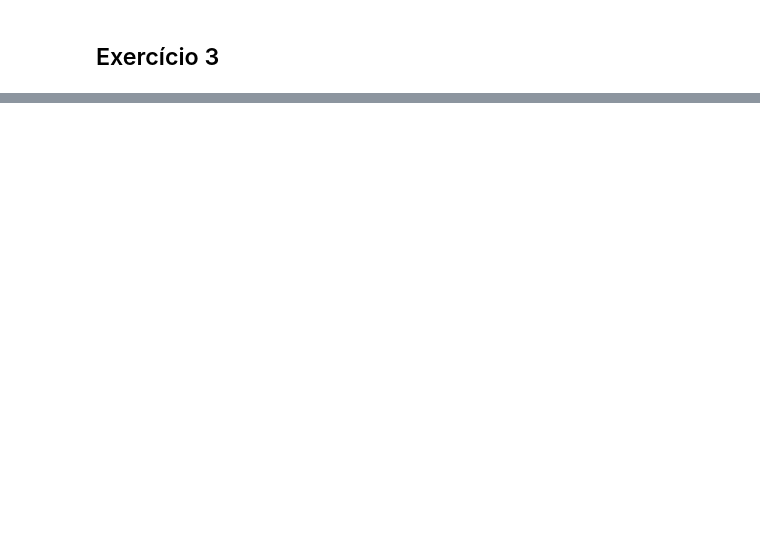
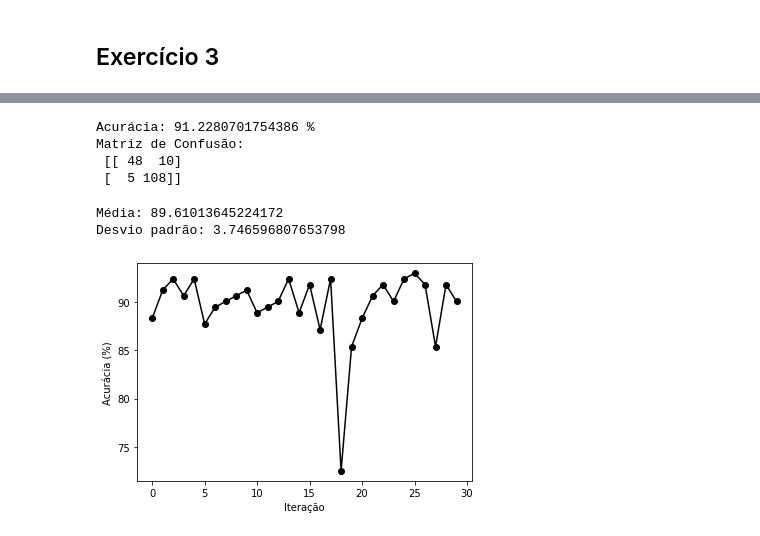
Before and after one commit to vicrsp/rna-ppgee, a Jupyter notebook: exercicios/ex4/Redes Neurais Artificiais - Exercício 4.ipynb, the cells around one changed output, grey strips where cells are left out. Cells and saved outputs as stored; diff of their text form; code cells hidden in the pictures; blank space fills up the shorter version.

```diff
--- a/exercicios/ex4/Redes Neurais Artificiais - Exercício 4.ipynb
+++ b/exercicios/ex4/Redes Neurais Artificiais - Exercício 4.ipynb
@@ -188,2 +180,5 @@ Confusion Matrix:
 # %% [markdown]
 ## Exercício 3
+# %%
+# load the iris data
+X_iris, y_iris = load_iris(as_frame=True, return_X_y=True)
@@ -189,0 +191,11 @@ Confusion Matrix:
+# %%
+# train and evaluate model
+model = LinearPerceptron()
+# train the model on training set
+w_iris, _, _ = model.train(X_train_iris, y_train_iris)
+# make predictions for the teste set
+_, yhat_iris = model.predict(X_test_iris, w_iris)
+# print the accuracy
+print(f'Acurácia: {100 * np.sum(y_test_iris == model.predict(X_test_iris, w_iris))/len(yhat_iris)} %')
+# print the confusion matrix
+print(f'Matriz de Confusão: \n {confusion_matrix(y_test_iris, yhat_iris)}')
@@ -189,0 +239,3 @@ Confusion Matrix:
+# %%
+# load the breast cancer data
+X_bc, y_bc = load_breast_cancer(return_X_y = True)
@@ -189,0 +278,38 @@ Confusion Matrix:
+# %%
+def breast_cancer_experiment(X_train, y_train, X_test, y_test, N=30, print_iterations=False, print_results=True):
+    model = LinearPerceptron(max_epochs=100)
+    accuracy_results = []
+    for i in range(N):
+        # train the model on training set
+        w, _, _ = model.train(X_train, y_train)
+        # make predictions for the teste set
+        _, yhat = model.predict(X_test, w)
+        # accuracy
+        accuracy = 100 * np.sum(y_test == model.predict(X_test, w))/len(yhat)
+        accuracy_results.append(accuracy)
+        if(print_iterations):
+            # print the accuracy
+            print(f'Acurácia: {accuracy} %')
+            # print the confusion matrix
+            print(f'Matriz de Confusão: \n {confusion_matrix(y_test, yhat)}')
+
+    if(print_results == True):
+        plt.plot(accuracy_results, 'ko-')
+        plt.xlabel('Iteração')
+        plt.ylabel('Acurácia (%)')
+        print(f'Média: {np.mean(accuracy_results)}')
+        print(f'Desvio padrão: {np.std(accuracy_results)}')
+# %%
+breast_cancer_experiment(X_train_bc, y_train_bc, X_test_bc, y_test_bc, 1, True, False)
+# %% [output]
+Acurácia: 91.2280701754386 %
+Matriz de Confusão:
+ [[ 48  10]
+ [  5 108]]
+# %%
+# reduced features
+breast_cancer_experiment(X_train_bc, y_train_bc, X_test_bc, y_test_bc, 30)
+# %% [output]
+Média: 89.61013645224172
+Desvio padrão: 3.746596807653798
+[figure, added]
```
Also changed, not shown: parts of 12 cells of this notebook.
